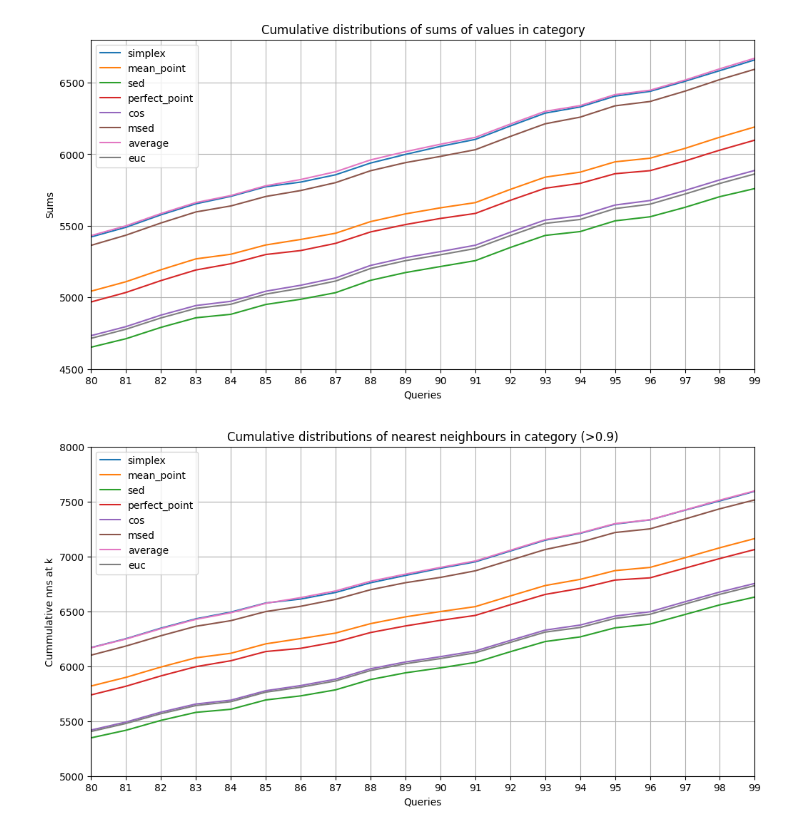
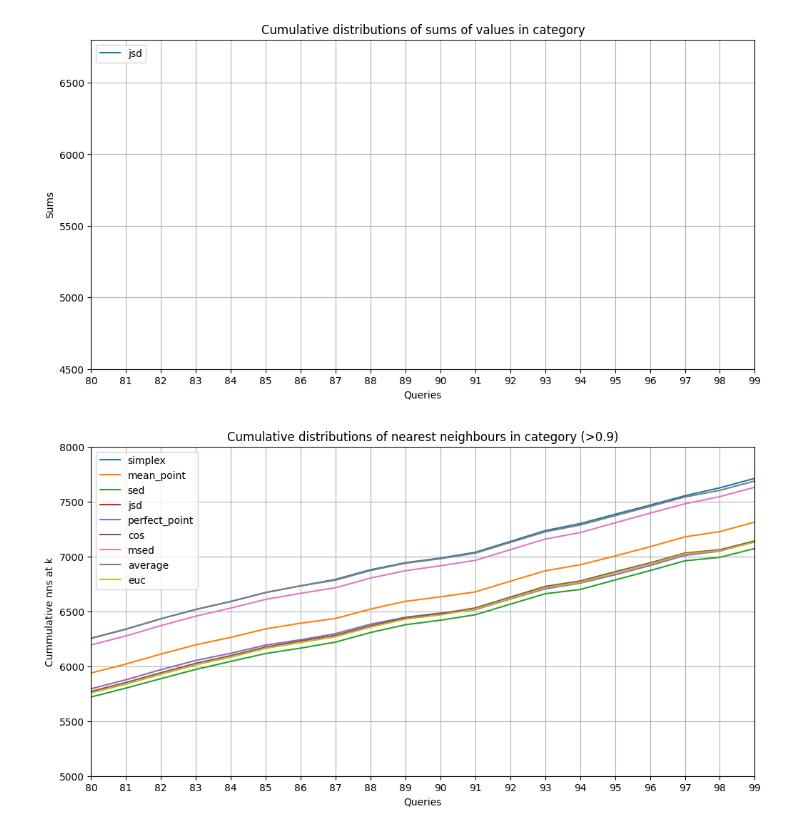
Before and after one commit to MetricSearch/simcoder-pytorch, a Jupyter notebook: notebooks/plot_results1.ipynb, the cells around one changed output. Cells and saved outputs as stored; diff of their text form; code cells hidden in the pictures.

```diff
--- a/notebooks/plot_results1.ipynb
+++ b/notebooks/plot_results1.ipynb
@@ -2,7 +2,7 @@
 
 import os
 
-source_dir = '/Users/al/Desktop/results/dino2_0_resnet_selected'
+source_dir = '/Users/al/Desktop/results/dino2_20_resnet_selected'
 
 os.chdir(source_dir)
 
@@ -39,39 +56,49 @@ Reading file average.csv into data as average
 # This plots the cummulative distributions of poly sums
 
 # Set up the plotting infrastructure
 
 import numpy as np
 import matplotlib.pyplot as plt
 
 fig, ax = plt.subplots(figsize=(12, 6))
 
-for key in data:
-    column = data[key]["best_poly_sums"]
-    n_bins = column.size
-    # plot the cumulative histogram
-    ax.plot(column.cumsum()[80:101], label=key)
+# for key in data:
+#     column = data[key]["best_poly_sums"]
+#     n_bins = column.size
+#     # plot the cumulative histogram
+#     ax.plot(column.cumsum()[80:101], label=key)
+
+# column = data["sed"]["best_poly_sums"]
+# n_bins = column.size
+# # plot the cumulative histogram
+# ax.plot(column.cumsum()[80:101], label="sed")
+
+column = data["jsd"]["best_poly_sums"]
+n_bins = column.size
+# plot the cumulative histogram
+ax.plot(column.cumsum()[80:101], label="jsd")
 
 # pull out the euc data from any one of the data frames.
 
 column = data['simplex']["best_single_sums"]
 n_bins = column.size
 # plot the cumulative histogram
 ax.plot(column.cumsum()[80:101], label='euc')
 
 # tidy up the figure
 ax.set_xlim(80,99)
 ax.set_ylim(4500,6800)
 ax.grid(True)
 ax.legend(loc='upper left')
 ax.set_title('Cumulative distributions of sums of values in category')
 ax.set_xlabel('Queries')
 ax.set_ylabel('Sums')
 
 plt.xticks(np.linspace(80,99,20, endpoint=True))
 
 plt.show()
 # %% [output]
-[figure, old version]
+[figure, new version]
 # %%
 # This plots the cummulative distributions of nns_at_k_poly
 
@@ -108,4 +135,4 @@ plt.xticks(np.linspace(80,99,20, endpoint=True))
 
 plt.show()
 # %% [output]
-[figure, old version]
+[figure, new version]
```
Also changed, not shown: parts of 4 cells of this notebook, 2 other files.
